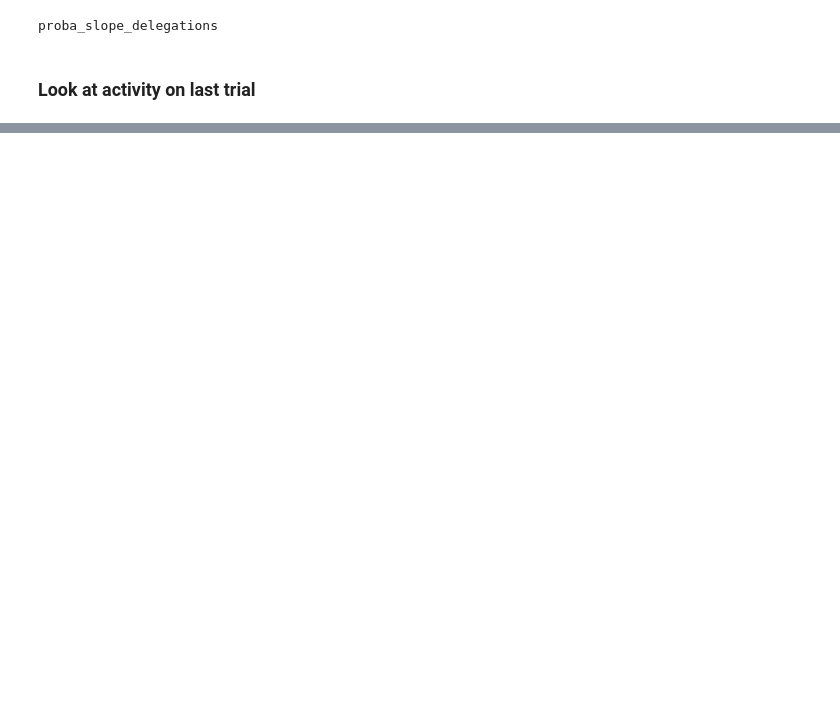
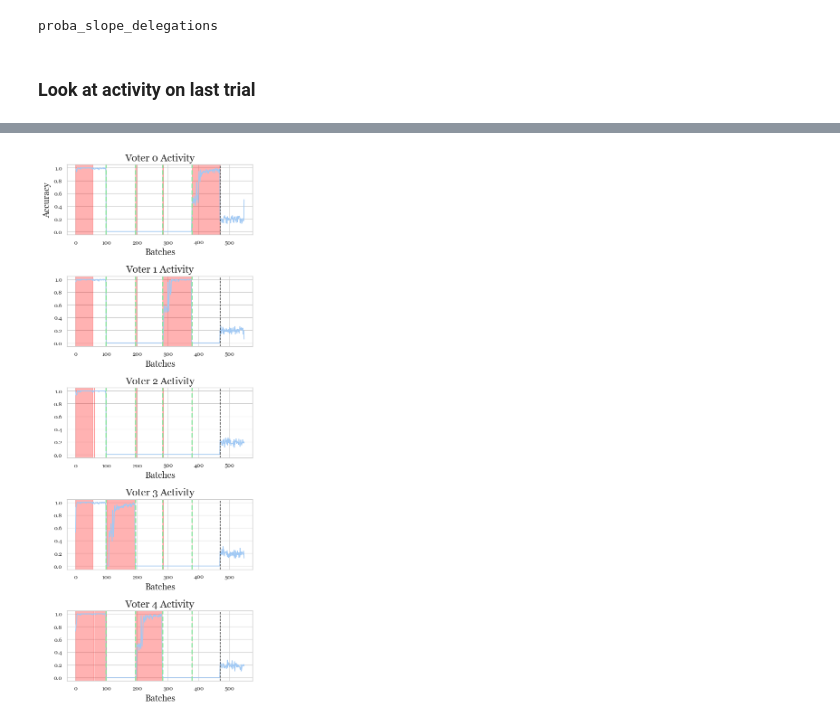
Before and after one commit to cartgr/banditLiquidDem, a Jupyter notebook: experiments/setting_2_class_incremental.ipynb, the cells around one changed output, grey strips where cells are left out. Saved outputs shown, nothing was run; the diff lists cells and outputs as text; code cells hidden in the pictures; blank space fills up the shorter version.

```diff
--- a/experiments/setting_2_class_incremental.ipynb
+++ b/experiments/setting_2_class_incremental.ipynb
@@ -334,0 +348,30 @@ for voter_id in range(n_voters):
+# %%
+fig, axes = plt.subplots(
+    n_voters, 1, figsize=(5, 2.5 * n_voters)
+)  # Adjust the figure size as needed
+
+for voter_id in range(n_voters):
+    active_streaks = find_active_streaks(voter_id, num_trials - 1)
+    ax = axes[voter_id]  # Get the current axis
+
+    ax.plot(batch_accs[voter_id])
+    ax.axvline(x=len_train, color="k", linestyle="--", linewidth=1)
+
+    # Shade the active batches for this voter
+    for streak in active_streaks:
+        if streak[0] is not None and streak[1] is not None:
+            ax.axvspan(streak[0], streak[1], alpha=0.3, color="red")
+
+    # Plot a green vertical line at all train splits
+    for split in train_splits[:-1]:
+        ax.axvline(x=split, color="g", linestyle="--", linewidth=2)
+
+    ax.set_title(f"Voter {voter_id} Activity")
+    ax.set_xlabel("Batches")
+    if voter_id == 0:  # Only label the y-axis for the first plot
+        ax.set_ylabel("Accuracy")
+
+plt.tight_layout()
+plt.show()  # Display all plots at once
+# %% [output]
+[figure, added]
```
Also changed, not shown: parts of 9 cells of this notebook, 3 other files.
